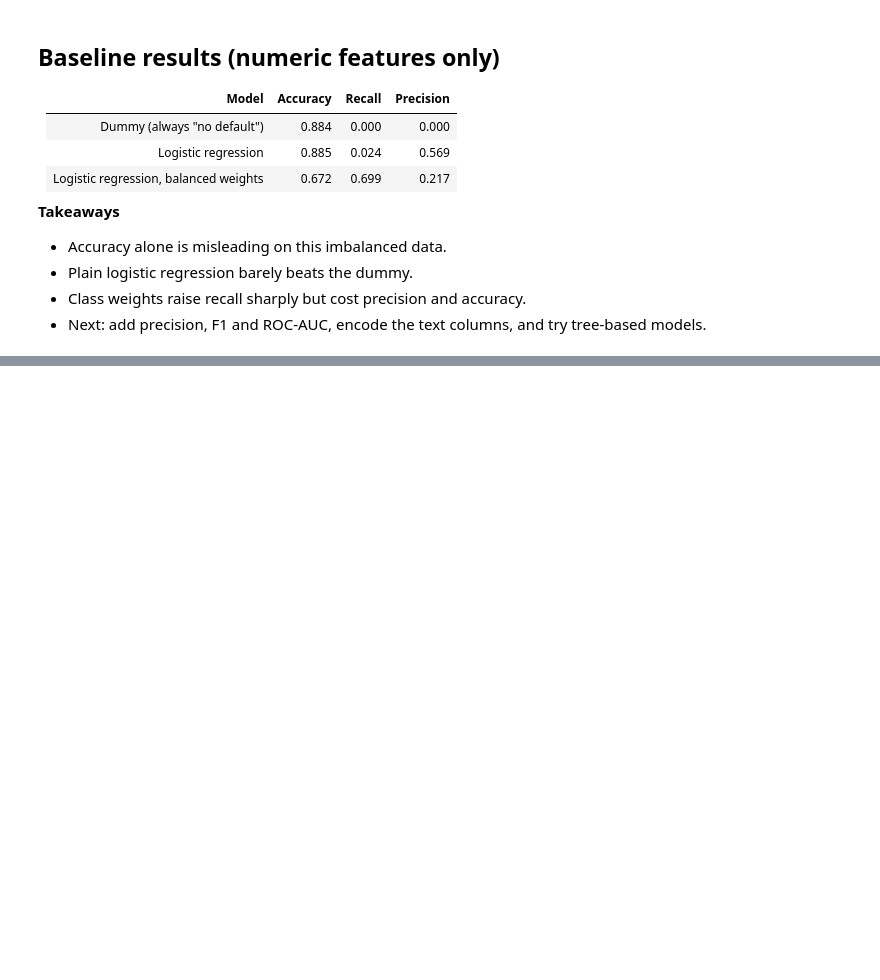
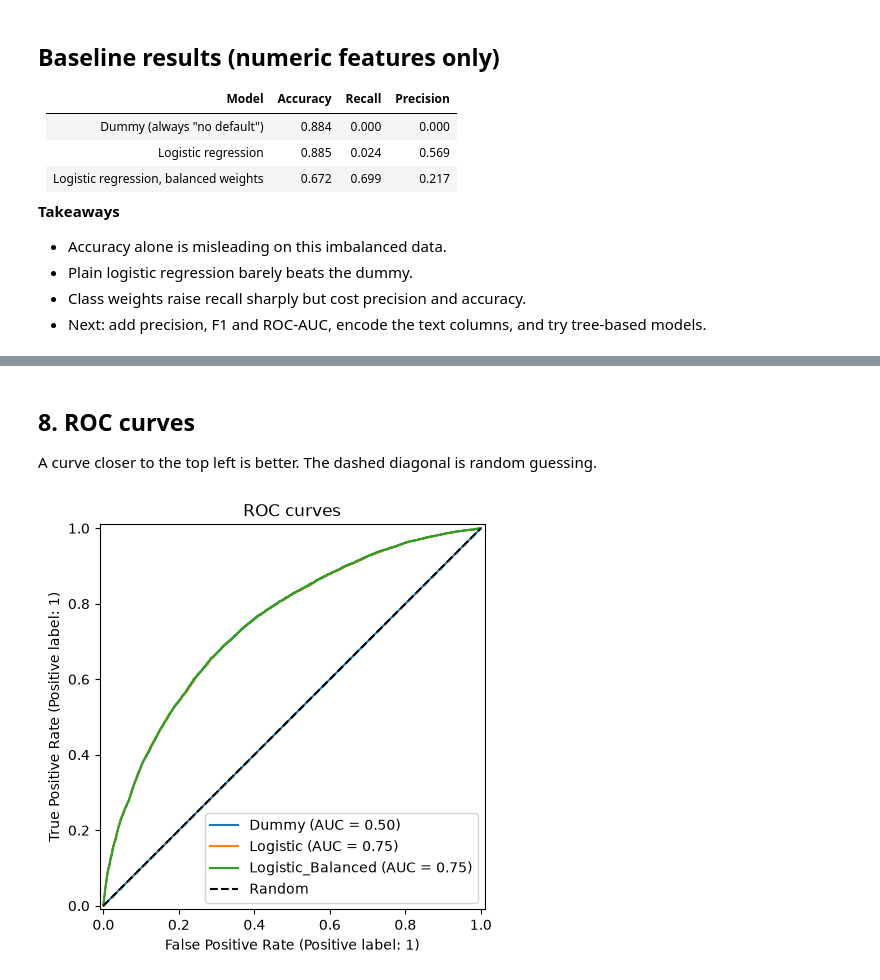
Before and after one commit to SrinuGonthini/loan-default-prediction-api, a Jupyter notebook: notebooks/02_modeling.ipynb, the cells around one changed output, grey strips where cells are left out. Saved outputs shown, nothing was run; the diff lists cells and outputs as text; code cells hidden in the pictures; blank space fills up the shorter version.

```diff
--- a/notebooks/02_modeling.ipynb
+++ b/notebooks/02_modeling.ipynb
@@ -158,0 +193,14 @@ results
+# %% [markdown]
+## 8. ROC curves
+A curve closer to the top left is better. The dashed diagonal is random guessing.
+# %%
+fig, ax = plt.subplots(figsize=(6,5))
+for name, m in models.items():
+    RocCurveDisplay.from_estimator(m, X_test[num_cols],y_test,ax=ax, name=name,)
+ax.plot([0, 1], [0,1 ], "k--",label="Random")
+ax.legend()
+ax.set_title("ROC curves")
+plt.savefig(FIG / "07_roc_curves.png", dpi=150, bbox_inches="tight")
+plt.show()
+# %% [output]
+[figure, added]
```
Also changed, not shown: parts of 12 cells of this notebook, 2 other files.
